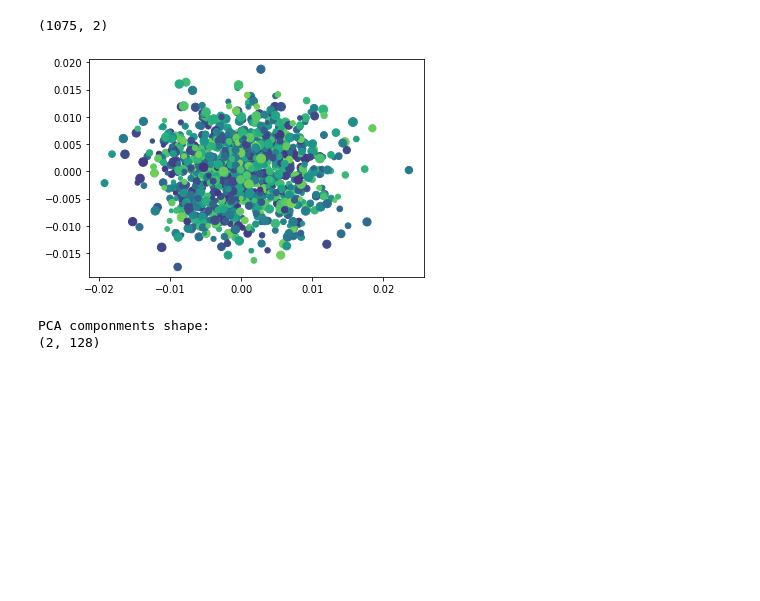
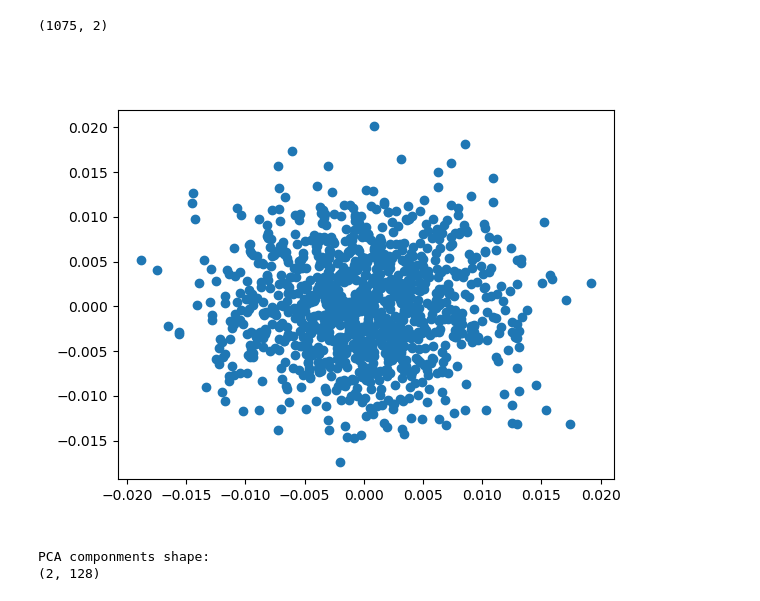
Before and after one commit to spec2/ThesisVisualizationTools, a Jupyter notebook: anthology_2022/main.ipynb, the cells around one changed output. Saved outputs shown, nothing was run; the diff lists cells and outputs as text; code cells hidden in the pictures; blank space fills up the shorter version.

```diff
--- a/anthology_2022/main.ipynb
+++ b/anthology_2022/main.ipynb
@@ -166,12 +170,10 @@ x_pcx.shape
 (1075, 2)
 # %%
 fig, ax = plt.subplots()
-sizes = np.random.uniform(15, 80, len(x_pcx[:, 0]))
-colors = np.random.uniform(15, 80, len(x_pcx[:, 0]))
-ax.scatter(x_pcx[:, 0], x_pcx[:, 1], s=sizes, c=colors, vmin=0, vmax=100)
+ax.scatter(x_pcx[:, 0], x_pcx[:, 1])
 plt.show()
 # %% [output]
-[figure, old version]
+[figure, new version]
 # %%
 # 主成分
 print(f"PCA componments shape:\n{pca.components_.shape}")
```
Also changed, not shown: parts of 9 cells of this notebook, 1 other file.
